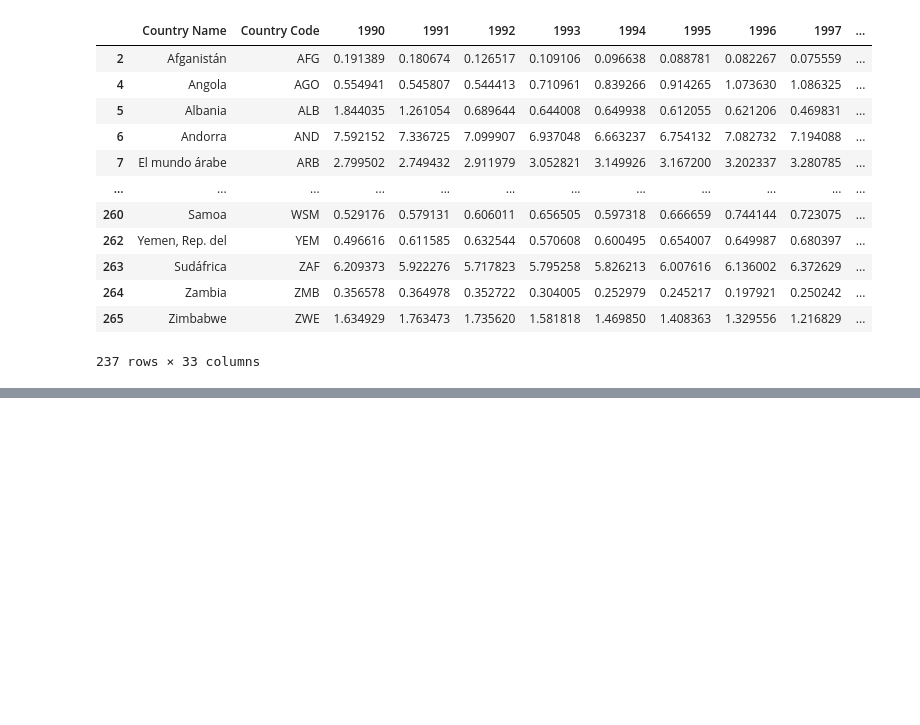
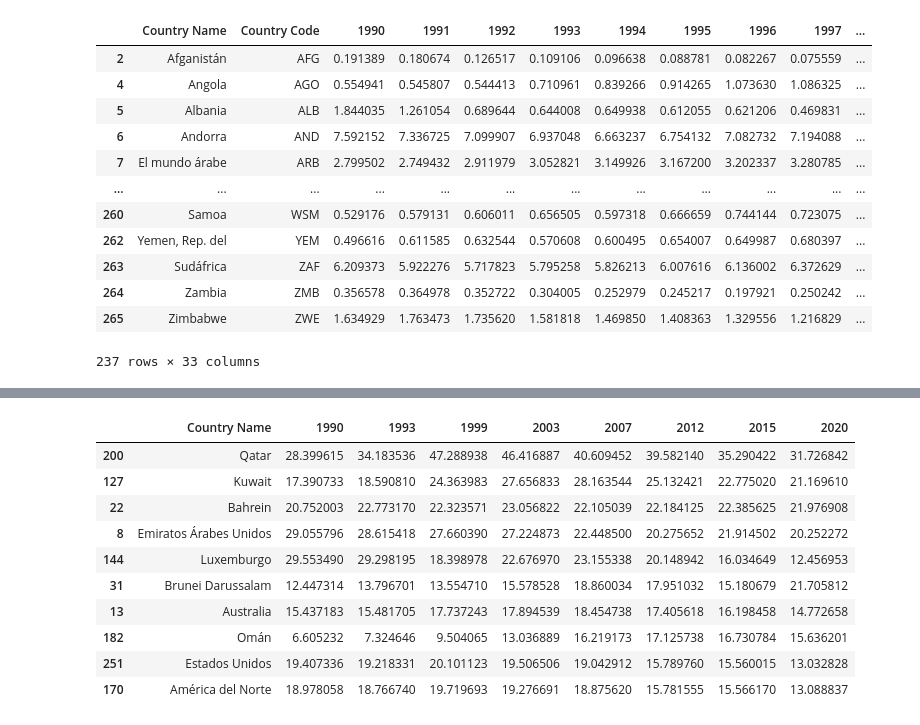
Before and after one commit to AndreesFernandes/Proyecto_Final-BD-ML-, a Jupyter notebook: Proyecto_Final.ipynb, the cells around one changed output, grey strips where cells are left out. Drawn from its saved outputs; the diff is of its cells as text; code cells hidden in the pictures; blank space fills up the shorter version.

```diff
--- a/Proyecto_Final.ipynb
+++ b/Proyecto_Final.ipynb
@@ -30,0 +90,18 @@ df
+# %%
+# creo un nuevo dataframe con los 10 países con mayores niveles de emisiones
+paises_mayor_co2 = ['Qatar', 'Kuwait', 'Bahrein', 'Emiratos Árabes Unidos', 'Luxemburgo', 'Brunei Darussalam', 'Australia', 'Estados Unidos', 'América del Norte', 'Omán']
+df_seleccionados = df_reducido[df_reducido['Country Name'].isin(paises_mayor_co2)]
+
+df_seleccionados
+# %% [output]
+|  | Country Name | 1990 | 1993 | 1999 | 2003 | 2007 | 2012 | 2015 | 2020 |
+| 200 | Qatar | 28.399615 | 34.183536 | 47.288938 | 46.416887 | 40.609452 | 39.582140 | 35.290422 | 31.726842 |
+| 127 | Kuwait | 17.390733 | 18.590810 | 24.363983 | 27.656833 | 28.163544 | 25.132421 | 22.775020 | 21.169610 |
+| 22 | Bahrein | 20.752003 | 22.773170 | 22.323571 | 23.056822 | 22.105039 | 22.184125 | 22.385625 | 21.976908 |
+| 8 | Emiratos Árabes Unidos | 29.055796 | 28.615418 | 27.660390 | 27.224873 | 22.448500 | 20.275652 | 21.914502 | 20.252272 |
+| 144 | Luxemburgo | 29.553490 | 29.298195 | 18.398978 | 22.676970 | 23.155338 | 20.148942 | 16.034649 | 12.456953 |
+| 31 | Brunei Darussalam | 12.447314 | 13.796701 | 13.554710 | 15.578528 | 18.860034 | 17.951032 | 15.180679 | 21.705812 |
+| 13 | Australia | 15.437183 | 15.481705 | 17.737243 | 17.894539 | 18.454738 | 17.405618 | 16.198458 | 14.772658 |
+| 182 | Omán | 6.605232 | 7.324646 | 9.504065 | 13.036889 | 16.219173 | 17.125738 | 16.730784 | 15.636201 |
+| 251 | Estados Unidos | 19.407336 | 19.218331 | 20.101123 | 19.506506 | 19.042912 | 15.789760 | 15.560015 | 13.032828 |
+| 170 | América del Norte | 18.978058 | 18.766740 | 19.719693 | 19.276691 | 18.875620 | 15.781555 | 15.566170 | 13.088837 |
```
Also changed, not shown: parts of 8 cells of this notebook.
